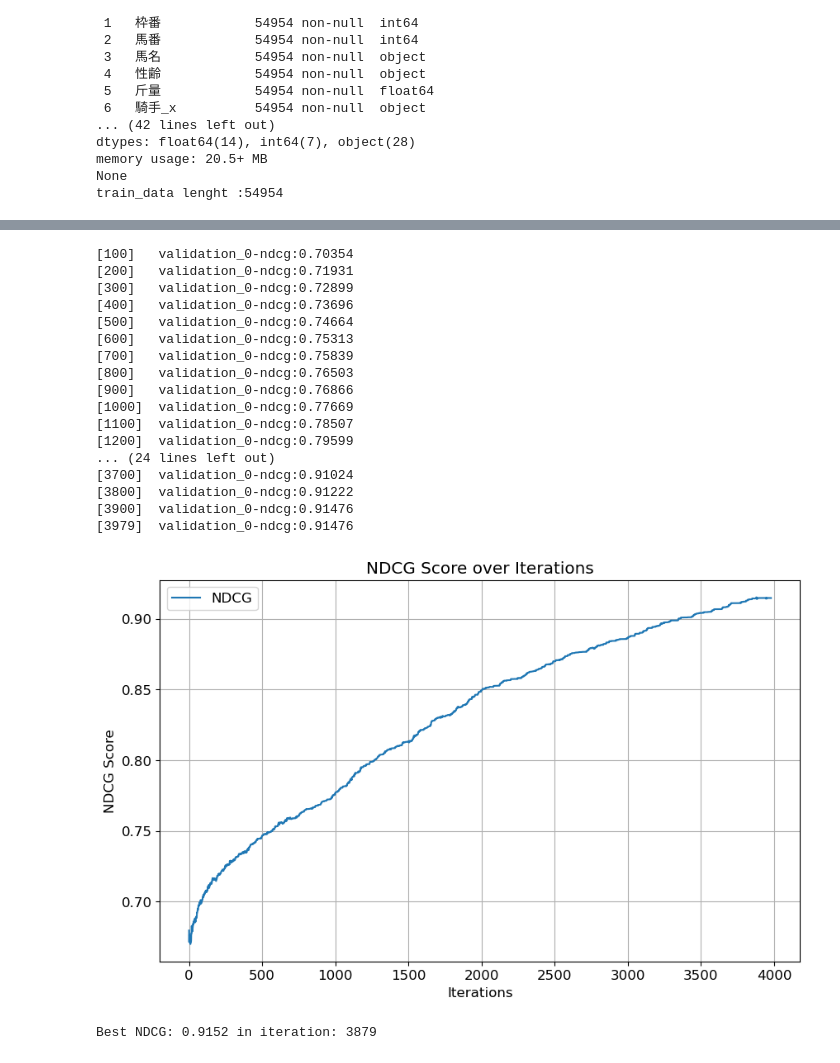
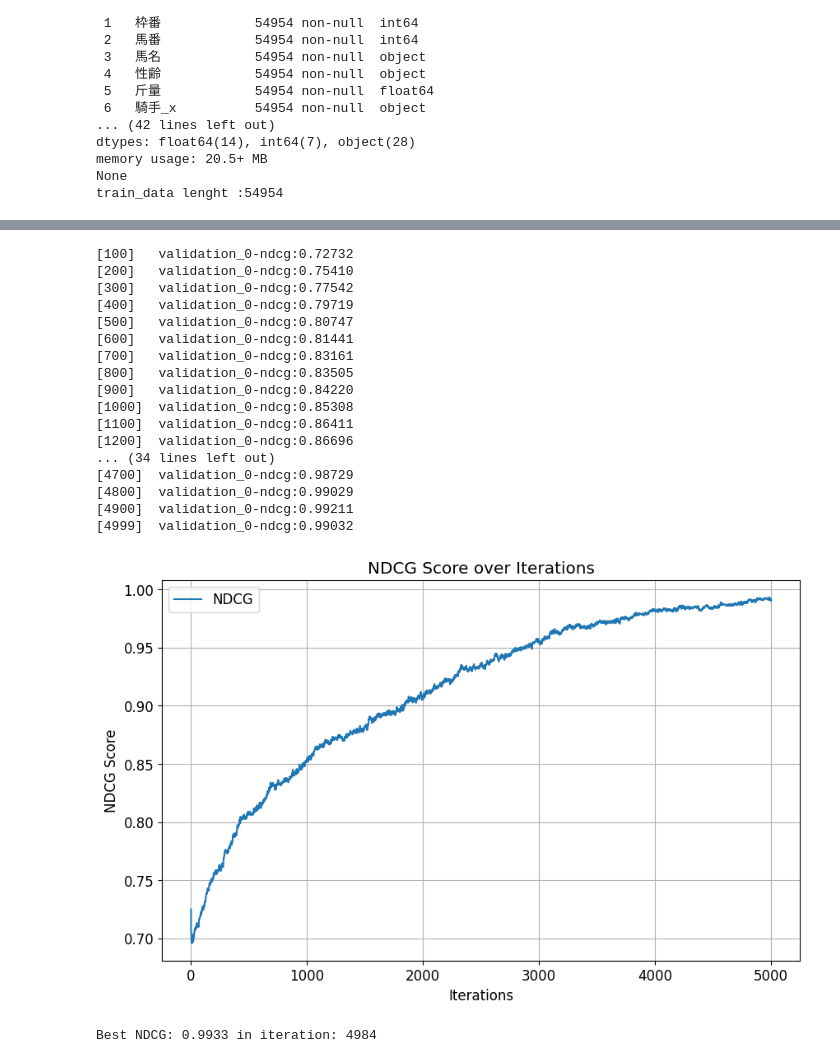
Before and after one commit to ihpolyphe/horse_inference, a Jupyter notebook: scripts/train_as_horse_with_update_info.ipynb, the cells around one changed output, grey strips where cells are left out. Cells and saved outputs as stored; diff of their text form; code cells hidden in the pictures.

```diff
--- a/scripts/train_as_horse_with_update_info.ipynb
+++ b/scripts/train_as_horse_with_update_info.ipynb
@@ -145,7 +147,7 @@ horse_peds_data['peds_3'] = horse_peds_data['peds_3'].apply(lambda x: x.split('
 horse_peds_data['peds_4'] = horse_peds_data['peds_4'].apply(lambda x: x.split(' ')[0])
 horse_peds_data['peds_5'] = horse_peds_data['peds_5'].apply(lambda x: x.split(' ')[0])
 # train dataに対してhorse_peds_dataをhorse_idをキーにして結合
-train_data = pd.merge(train_data, horse_peds_data, on='horse_id', how='left')
+# train_data = pd.merge(train_data, horse_peds_data, on='horse_id', how='left')
 # train dataの情報を表示
 print(train_data.info())
 # train dataのデータ長を表示
@@ -213 +213,11 @@ train_data_for_ranking = train_data.copy()
+# %%
+# train_dataの重複をrace_id, horse_idで削除
+train_data = train_data.drop_duplicates(subset=["race_id", "horse_id"], keep='first')
+# 重複をassertで確認
+assert train_data.duplicated(subset=["race_id", "horse_id"]).sum() == 0
+
+# oddsだけ前処理の前に準備しておく
+train_data['単勝'] = train_data['単勝'].replace('---', 100)
+train_data['odds'] = train_data['単勝'].apply(lambda x: float(x))
+train_data_for_ranking = train_data.copy()
 # %%
@@ -279,7 +288,8 @@ def preprocess(train_data, is_ranking=False, is_mlp=False):
         # ランキング学習の場合は1位が30、2位が28、3位が26、残りは0の着順関連度に変換する。
         # ->評価指標(NDCG)に合わせて指数関数的にスコアをつける
         train_data['goal_number_replace'] = train_data['goal_number'].apply(
-            lambda x: 7 if x == 1 else (3 if x == 2 else (1 if x == 3 else 0)))
+            lambda x: 10 if x == 1 else (5 if x == 2 else (2 if x == 3 else 0)))
+            # lambda x: 7 if x == 1 else (3 if x == 2 else (1 if x == 3 else 0)))
 
     # inference に合わせて前処理を実施
     # 性齢の1文字から性別を取得しhorse_sexへ、2文字目以降から年齢を取得しhorse_ageへ格納する
@@ -405,7 +415,8 @@ def preprocess(train_data, is_ranking=False, is_mlp=False):
         features += ["着順"]
     # 特長量を抽出する
     if is_ranking:
-        train_data = train_data[features + [target_feature] + ['goal_number_replace']]
+        additional_features = ['log_odds', 'normalized_odds', 'zscore_odds', 'odds_rank', 'odds_std']
+        train_data = train_data[features + [target_feature] + ['goal_number_replace'] + additional_features]
     else:
         train_data = train_data[features + [target_feature]]
     # inference_dataの特長量のobject型は、LabelEncoderで数値に変換する
@@ -986,3 +1016,22 @@ weighted avg       0.65      0.78      0.69     43134
+# %%
+def odds_feature_engineering(train_data_for_ranking):
+    # クエリを使用してオッズの特長量をエンジニアリング
+    # 1 オッズを対数変換
+    train_data_for_ranking["log_odds"] = np.log1p(train_data_for_ranking["odds"])
+
+    # 2 同一レースidにおけるオッズのmin-max正規化
+    train_data_for_ranking["normalized_odds"] = (train_data_for_ranking["odds"] - train_data_for_ranking["odds"].min()) / (train_data_for_ranking["odds"].max() - train_data_for_ranking["odds"].min())
+    # 3 zスコア標準化
+    train_data_for_ranking["zscore_odds"] = (train_data_for_ranking["odds"] - train_data_for_ranking["odds"].mean()) / train_data_for_ranking["odds"].std()
+
+    # 4オッズの順位
+    train_data_for_ranking["odds_rank"] = train_data_for_ranking.groupby('race_id')['odds'].rank(ascending=True, method='min')
+
+    # 5 レースごとのオッズのばらつき
+    train_data_for_ranking["odds_std"] = train_data_for_ranking.groupby("race_id")["odds"].transform("std")
+    return train_data_for_ranking
+
+train_data_for_ranking = odds_feature_engineering(train_data_for_ranking)
 # %%
 # ランキング学習での推論
 # step1 クエリを作成する
@@ -1526,7 +1525,7 @@ pairwise_model = XGBRanker(
     objective='rank:pairwise',
     eval_metric='ndcg',
     n_estimators=5000,              # 決定木の個数(default:100) 5000のほうが10000より高い
-    learning_rate=0.01,            # 学習率(default:0.1)
+    learning_rate=0.1,            # 学習率(default:0.1)
     max_depth=6,                    # 決定木の深さの最大値(default:6)
     subsample=0.8,                  # データのサンプリング比率(default:1)
     colsample_bytree=0.8,           # 列のサンプリング比率(default:1)
@@ -1544,7 +1543,7 @@ pairwise_model.fit(
     eval_set=[(X_sorted_valid_data, y_valid_ranking)],
     eval_group=[valid_query],
     verbose=100,
-    early_stopping_rounds=100,
+    early_stopping_rounds=2000,
 )
 
 # 学習結果の可視化をndcgで行う
@@ -1565,19 +1564,19 @@ print("Best NDCG: {:.4f} in iteration: {}".format(pairwise_model.best_score, pai
-[100]   validation_0-ndcg:0.70354
-[200]   validation_0-ndcg:0.71931
-[300]   validation_0-ndcg:0.72899
-[400]   validation_0-ndcg:0.73696
-[500]   validation_0-ndcg:0.74664
-[600]   validation_0-ndcg:0.75313
-[700]   validation_0-ndcg:0.75839
-[800]   validation_0-ndcg:0.76503
-[900]   validation_0-ndcg:0.76866
-[1000]  validation_0-ndcg:0.77669
-[1100]  validation_0-ndcg:0.78507
-[1200]  validation_0-ndcg:0.79599
-... (24 lines left out)
-[3700]  validation_0-ndcg:0.91024
-[3800]  validation_0-ndcg:0.91222
-[3900]  validation_0-ndcg:0.91476
-[3979]  validation_0-ndcg:0.91476
+[100]   validation_0-ndcg:0.72732
+[200]   validation_0-ndcg:0.75410
+[300]   validation_0-ndcg:0.77542
+[400]   validation_0-ndcg:0.79719
+[500]   validation_0-ndcg:0.80747
+[600]   validation_0-ndcg:0.81441
+[700]   validation_0-ndcg:0.83161
+[800]   validation_0-ndcg:0.83505
+[900]   validation_0-ndcg:0.84220
+[1000]  validation_0-ndcg:0.85308
+[1100]  validation_0-ndcg:0.86411
+[1200]  validation_0-ndcg:0.86696
+... (34 lines left out)
+[4700]  validation_0-ndcg:0.98729
+[4800]  validation_0-ndcg:0.99029
+[4900]  validation_0-ndcg:0.99211
+[4999]  validation_0-ndcg:0.99032
-[figure, old version]
+[figure, new version]
-Best NDCG: 0.9152 in iteration: 3879
+Best NDCG: 0.9933 in iteration: 4984
```
Also changed, not shown: parts of 47 cells of this notebook, 2 other files.
